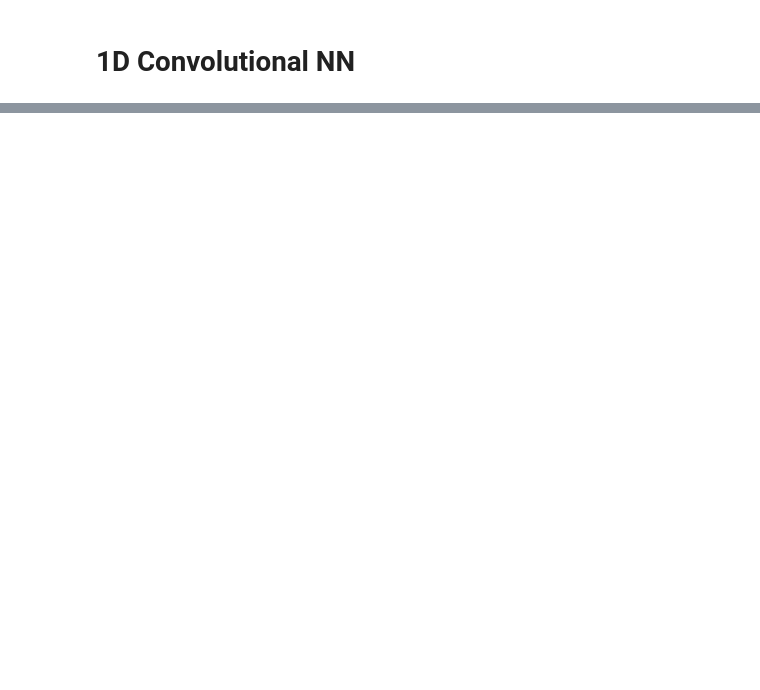
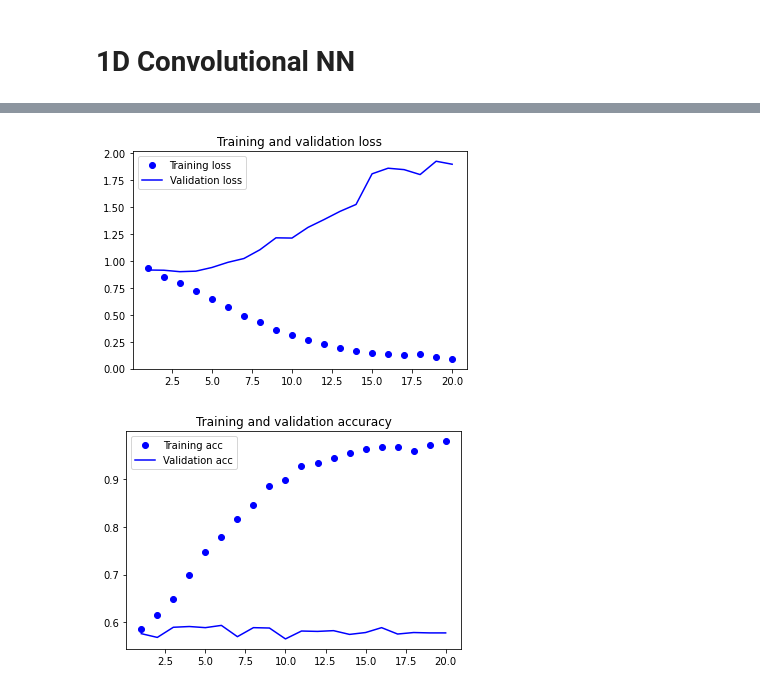
Before and after one commit to Iskriyana/nlp-product-sentiment-classification, a Jupyter notebook: notebooks/02_processing/NLP_Models.ipynb, the cells around one changed output, grey strips where cells are left out. Cells and saved outputs as stored; diff of their text form; code cells hidden in the pictures; blank space fills up the shorter version.

```diff
--- a/notebooks/02_processing/NLP_Models.ipynb
+++ b/notebooks/02_processing/NLP_Models.ipynb
@@ -401,0 +684,6 @@ NameError: name 'history_emb' is not defined
+# %%
+history_conv1d = model_conv1d.fit(
+    train_ds_emb.shuffle(100).batch(32),
+    epochs=20,
+    validation_data=validation_ds_emb.batch(32)
+)
@@ -401,0 +708,25 @@ NameError: name 'history_emb' is not defined
+# %%
+loss_conv1d= history_conv1d.history['loss']
+val_loss_conv1d = history_conv1d.history['val_loss']
+acc_conv1d = history_conv1d.history['accuracy']
+val_acc_conv1d = history_conv1d.history['val_accuracy']
+
+
+epochs = range(1, len(acc_conv1d) + 1)
+
+plt.plot(epochs, loss_conv1d, 'bo', label='Training loss')
+plt.plot(epochs, val_loss_conv1d, 'b', label='Validation loss')
+plt.title('Training and validation loss')
+plt.legend()
+
+plt.figure()
+
+plt.plot(epochs, acc_conv1d, 'bo', label='Training acc')
+plt.plot(epochs, val_acc_conv1d, 'b', label='Validation acc')
+plt.title('Training and validation accuracy')
+plt.legend()
+
+plt.show()
+# %% [output]
+[figure, added]
+[figure, added]
```
Also changed, not shown: parts of 30 cells of this notebook.
